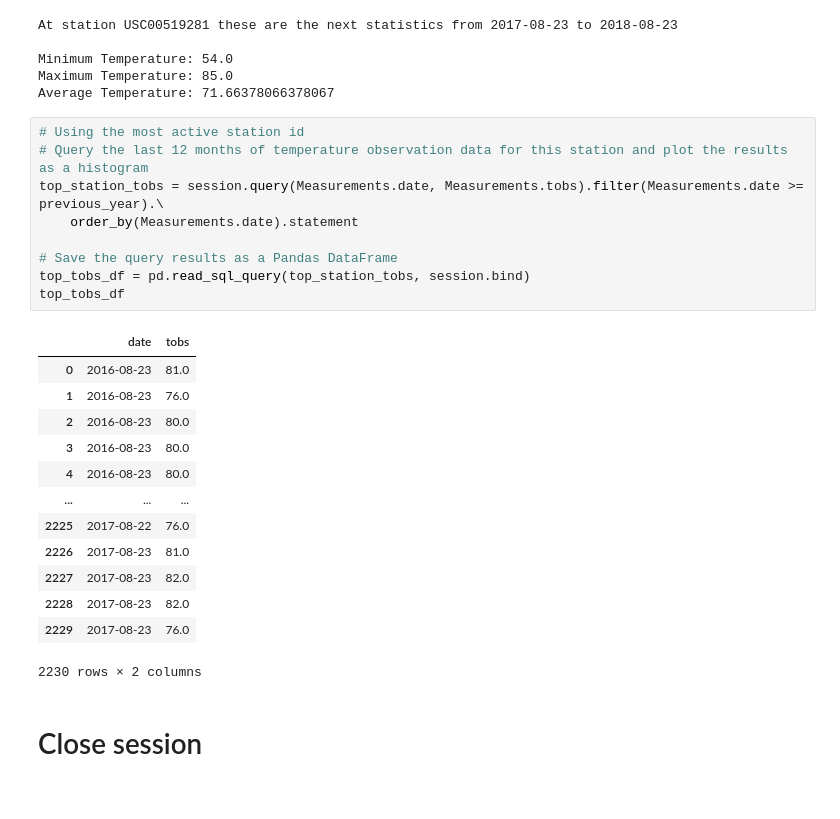
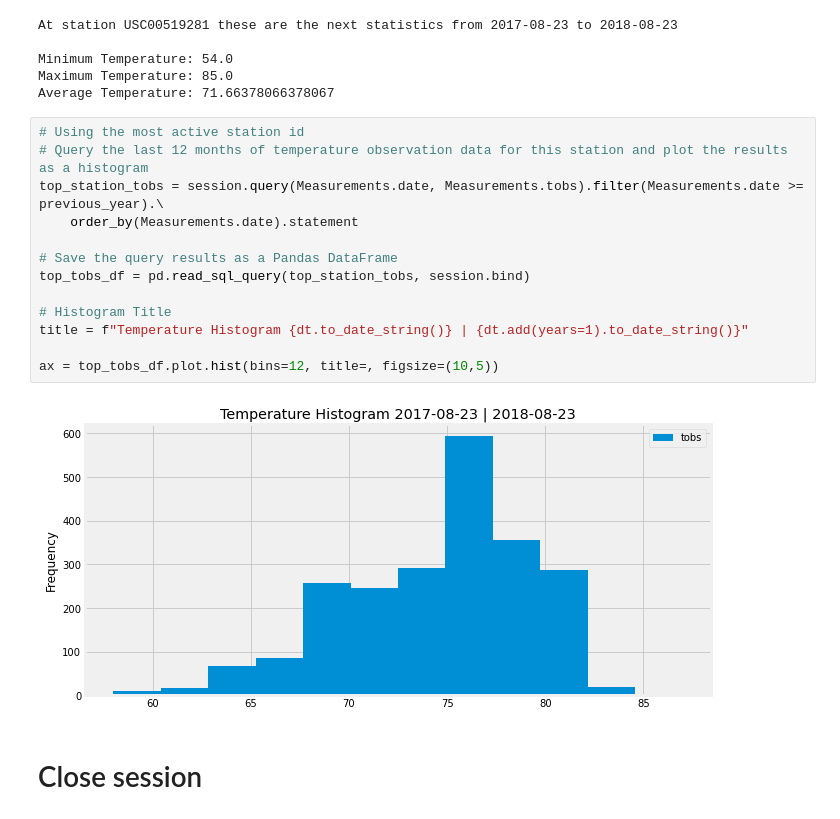
Before and after one commit to crogar/sqlalchemy-challenge, a Jupyter notebook: climate_starter.ipynb, the cells around one changed output. Cells and saved outputs as stored; diff of their text form.

```diff
--- a/climate_starter.ipynb
+++ b/climate_starter.ipynb
@@ -136,26 +136,18 @@ Average Temperature: 71.66378066378067
 # %%
 # Using the most active station id
 # Query the last 12 months of temperature observation data for this station and plot the results as a histogram
 top_station_tobs = session.query(Measurements.date, Measurements.tobs).filter(Measurements.date >= previous_year).\
     order_by(Measurements.date).statement
 
 # Save the query results as a Pandas DataFrame
 top_tobs_df = pd.read_sql_query(top_station_tobs, session.bind)
-top_tobs_df
+
+# Histogram Title
+title = f"Temperature Histogram {dt.to_date_string()} | {dt.add(years=1).to_date_string()}"
+
+ax = top_tobs_df.plot.hist(bins=12, title=, figsize=(10,5))
 # %% [output]
-|  | date | tobs |
-| 0 | 2016-08-23 | 81.0 |
-| 1 | 2016-08-23 | 76.0 |
-| 2 | 2016-08-23 | 80.0 |
-| 3 | 2016-08-23 | 80.0 |
-| 4 | 2016-08-23 | 80.0 |
-| ... | ... | ... |
-| 2225 | 2017-08-22 | 76.0 |
-| 2226 | 2017-08-23 | 81.0 |
-| 2227 | 2017-08-23 | 82.0 |
-| 2228 | 2017-08-23 | 82.0 |
-| 2229 | 2017-08-23 | 76.0 |
-2230 rows × 2 columns
+[figure, added]
 # %% [markdown]
 # Close session
 # %%
```
